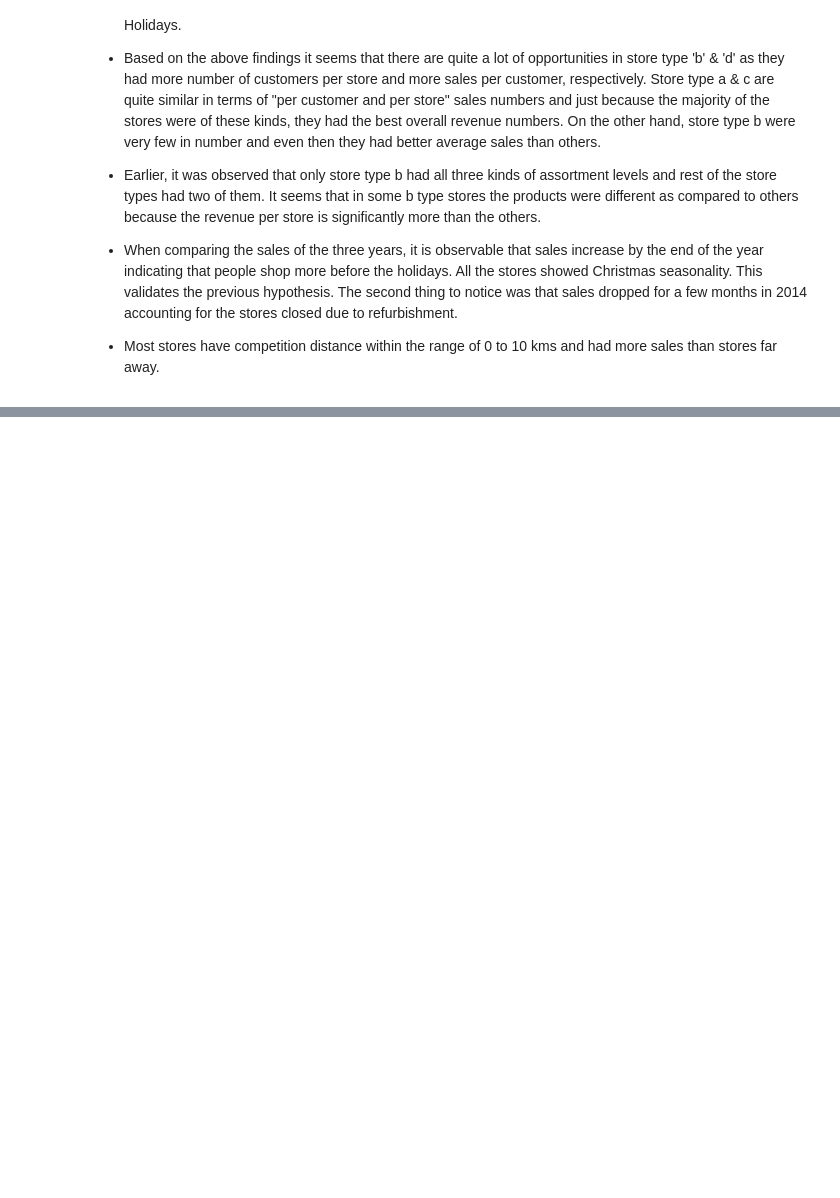
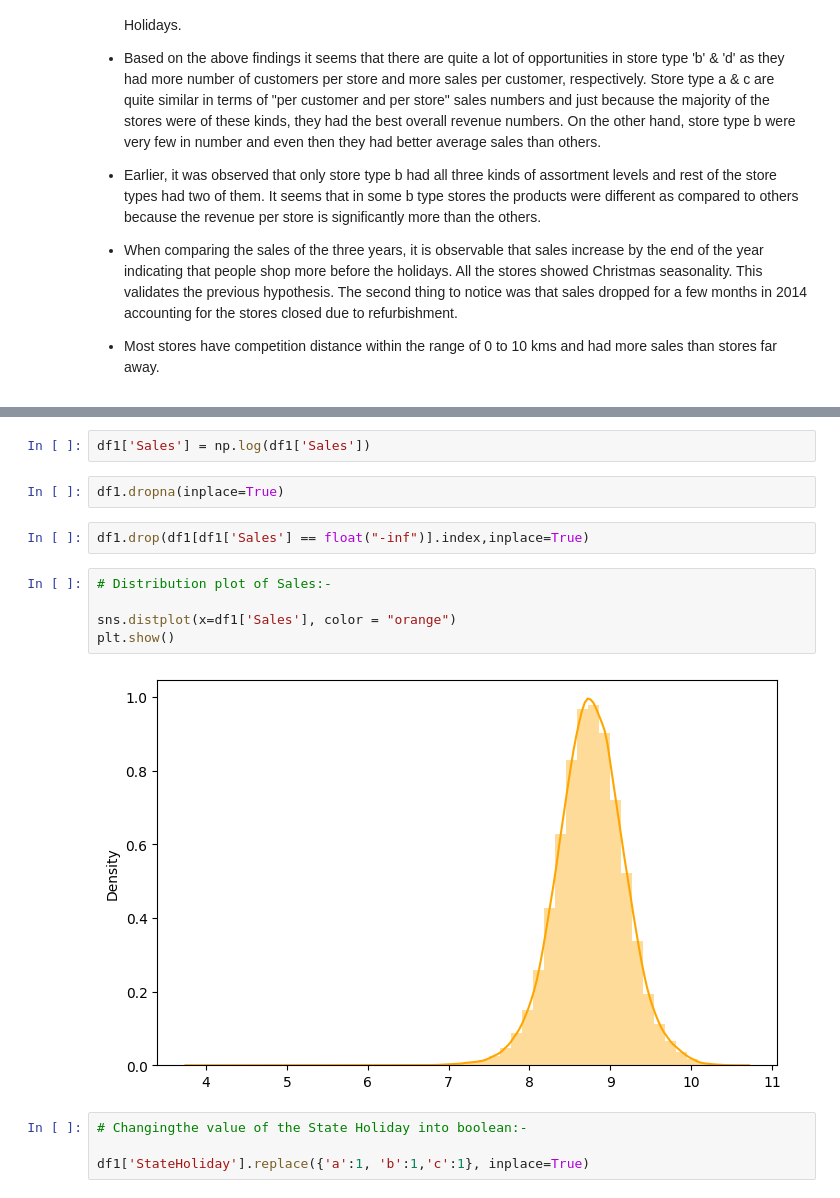
Before and after one commit to DeepakSingh1992/REGRESSION-PROJECT, a Jupyter notebook: Regression_analysis_on_Rossmann_Store_sales_Dataset_by_Deepak_Singh.ipynb, the cells around one changed output, grey strips where cells are left out. Cells and saved outputs as stored; diff of their text form; blank space fills up the shorter version.

```diff
--- a/Regression_analysis_on_Rossmann_Store_sales_Dataset_by_Deepak_Singh.ipynb
+++ b/Regression_analysis_on_Rossmann_Store_sales_Dataset_by_Deepak_Singh.ipynb
@@ -684,0 +928,17 @@ The second thing to notice was that sales dropped for a few months in 2014 accou
+# %%
+df1['Sales'] = np.log(df1['Sales'])
+# %%
+df1.dropna(inplace=True)
+# %%
+df1.drop(df1[df1['Sales'] == float("-inf")].index,inplace=True)
+# %%
+# Distribution plot of Sales:-
+
+sns.distplot(x=df1['Sales'], color = "orange")
+plt.show()
+# %% [output]
+[figure, added]
+# %%
+# Changingthe value of the State Holiday into boolean:-
+
+df1['StateHoliday'].replace({'a':1, 'b':1,'c':1}, inplace=True)
```
Also changed, not shown: parts of 37 cells of this notebook.
